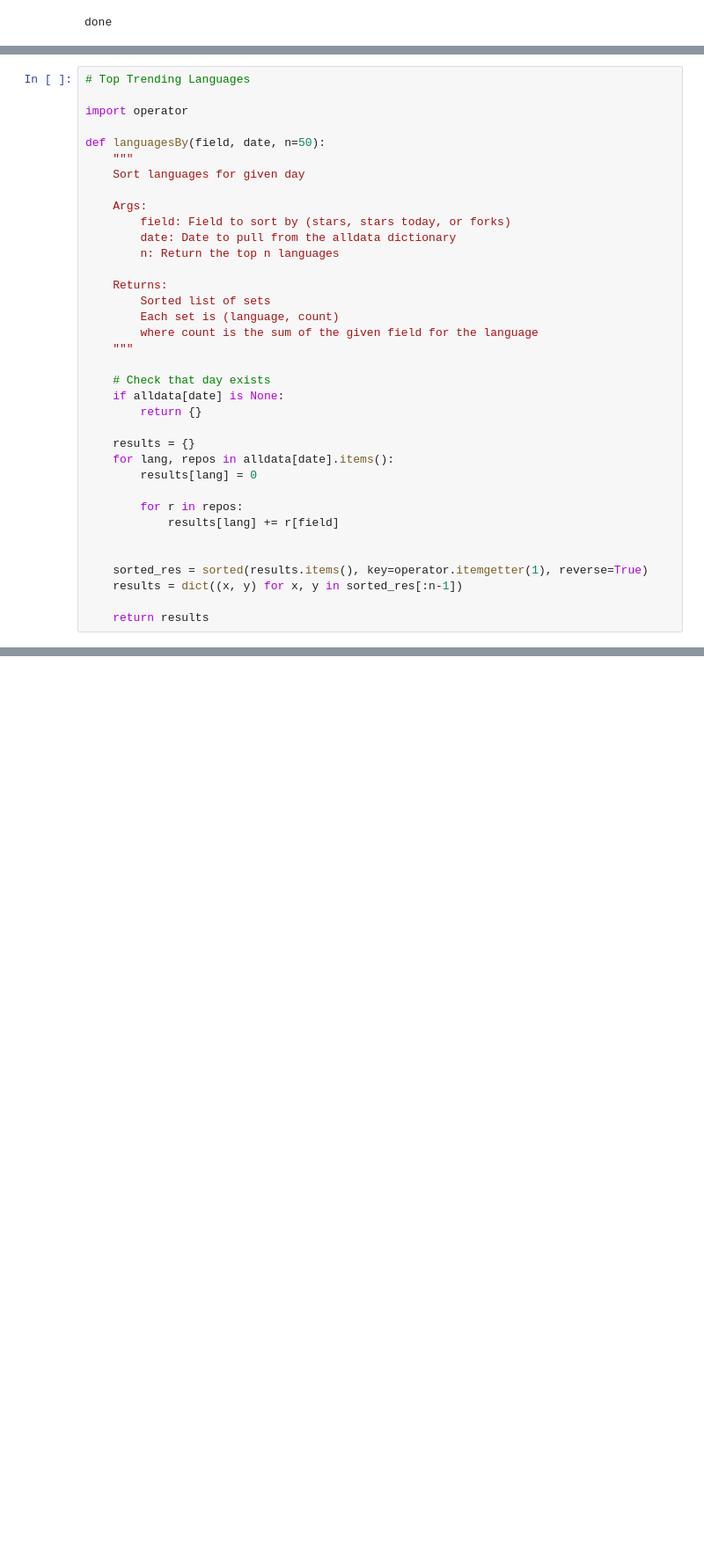
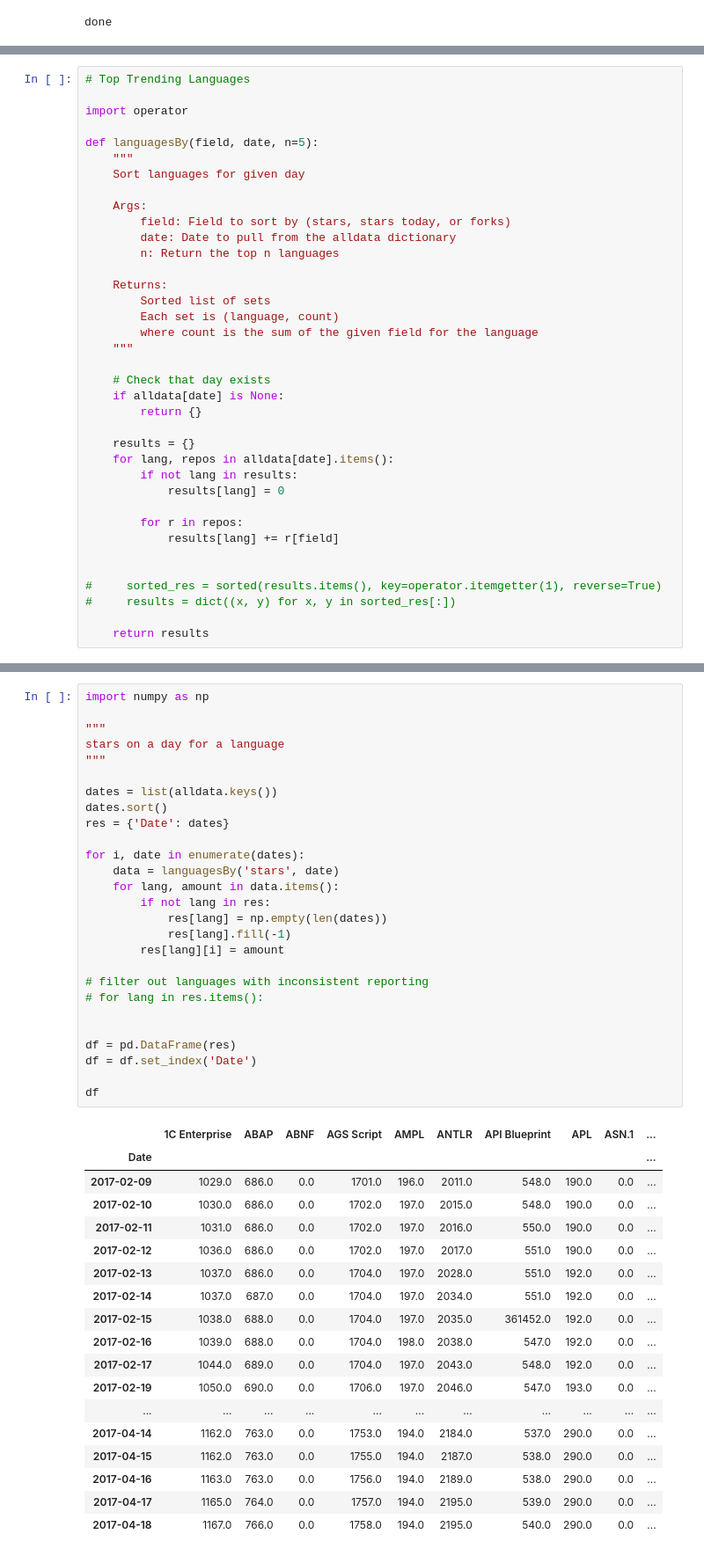
Before and after one commit to armadill-odyssey/reposcrape, a Jupyter notebook: analysis.ipynb, the cells around one changed output, grey strips where cells are left out. Shown at 88% size. Drawn from its saved outputs; the diff is of its cells as text; blank space fills up the shorter version.

```diff
--- a/analysis.ipynb
+++ b/analysis.ipynb
@@ -112,7 +150,7 @@ def reposBy(field, date, n=50):
 
 import operator
 
-def languagesBy(field, date, n=50):
+def languagesBy(field, date, n=5):
     """
     Sort languages for given day
 
@@ -133,14 +171,15 @@ def languagesBy(field, date, n=50):
 
     results = {}
     for lang, repos in alldata[date].items():
-        results[lang] = 0
+        if not lang in results:
+            results[lang] = 0
 
         for r in repos:
             results[lang] += r[field]
 
 
-    sorted_res = sorted(results.items(), key=operator.itemgetter(1), reverse=True)
-    results = dict((x, y) for x, y in sorted_res[:n-1])
+#     sorted_res = sorted(results.items(), key=operator.itemgetter(1), reverse=True)
+#     results = dict((x, y) for x, y in sorted_res[:])
 
     return results
 # %%
@@ -202,0 +242,46 @@ velocity(reposBy('forks', date, 10))
+# %%
+import numpy as np
+
+"""
+stars on a day for a language
+"""
+
+dates = list(alldata.keys())
+dates.sort()
+res = {'Date': dates}
+
+for i, date in enumerate(dates):
+    data = languagesBy('stars', date)
+    for lang, amount in data.items():
+        if not lang in res:
+            res[lang] = np.empty(len(dates))
+            res[lang].fill(-1)
+        res[lang][i] = amount
+
+# filter out languages with inconsistent reporting
+# for lang in res.items():
+
+
+df = pd.DataFrame(res)
+df = df.set_index('Date')
+
+df
+# %% [output]
+|  | 1C Enterprise | ABAP | ABNF | AGS Script | AMPL | ANTLR | API Blueprint | APL | ASN.1 | ... |
+| Date |  |  |  |  |  |  |  |  |  | ... |
+| 2017-02-09 | 1029.0 | 686.0 | 0.0 | 1701.0 | 196.0 | 2011.0 | 548.0 | 190.0 | 0.0 | ... |
+| 2017-02-10 | 1030.0 | 686.0 | 0.0 | 1702.0 | 197.0 | 2015.0 | 548.0 | 190.0 | 0.0 | ... |
+| 2017-02-11 | 1031.0 | 686.0 | 0.0 | 1702.0 | 197.0 | 2016.0 | 550.0 | 190.0 | 0.0 | ... |
+| 2017-02-12 | 1036.0 | 686.0 | 0.0 | 1702.0 | 197.0 | 2017.0 | 551.0 | 190.0 | 0.0 | ... |
+| 2017-02-13 | 1037.0 | 686.0 | 0.0 | 1704.0 | 197.0 | 2028.0 | 551.0 | 192.0 | 0.0 | ... |
+| 2017-02-14 | 1037.0 | 687.0 | 0.0 | 1704.0 | 197.0 | 2034.0 | 551.0 | 192.0 | 0.0 | ... |
+| 2017-02-15 | 1038.0 | 688.0 | 0.0 | 1704.0 | 197.0 | 2035.0 | 361452.0 | 192.0 | 0.0 | ... |
+| 2017-02-16 | 1039.0 | 688.0 | 0.0 | 1704.0 | 198.0 | 2038.0 | 547.0 | 192.0 | 0.0 | ... |
+| 2017-02-17 | 1044.0 | 689.0 | 0.0 | 1704.0 | 197.0 | 2043.0 | 548.0 | 192.0 | 0.0 | ... |
+| 2017-02-19 | 1050.0 | 690.0 | 0.0 | 1706.0 | 197.0 | 2046.0 | 547.0 | 193.0 | 0.0 | ... |
+| ... | ... | ... | ... | ... | ... | ... | ... | ... | ... | ... |
+| 2017-04-14 | 1162.0 | 763.0 | 0.0 | 1753.0 | 194.0 | 2184.0 | 537.0 | 290.0 | 0.0 | ... |
+| 2017-04-15 | 1162.0 | 763.0 | 0.0 | 1755.0 | 194.0 | 2187.0 | 538.0 | 290.0 | 0.0 | ... |
+| 2017-04-16 | 1163.0 | 763.0 | 0.0 | 1756.0 | 194.0 | 2189.0 | 538.0 | 290.0 | 0.0 | ... |
+| 2017-04-17 | 1165.0 | 764.0 | 0.0 | 1757.0 | 194.0 | 2195.0 | 539.0 | 290.0 | 0.0 | ... |
+| 2017-04-18 | 1167.0 | 766.0 | 0.0 | 1758.0 | 194.0 | 2195.0 | 540.0 | 290.0 | 0.0 | ... |
```
Also changed, not shown: parts of 20 cells of this notebook, 1 other file.
